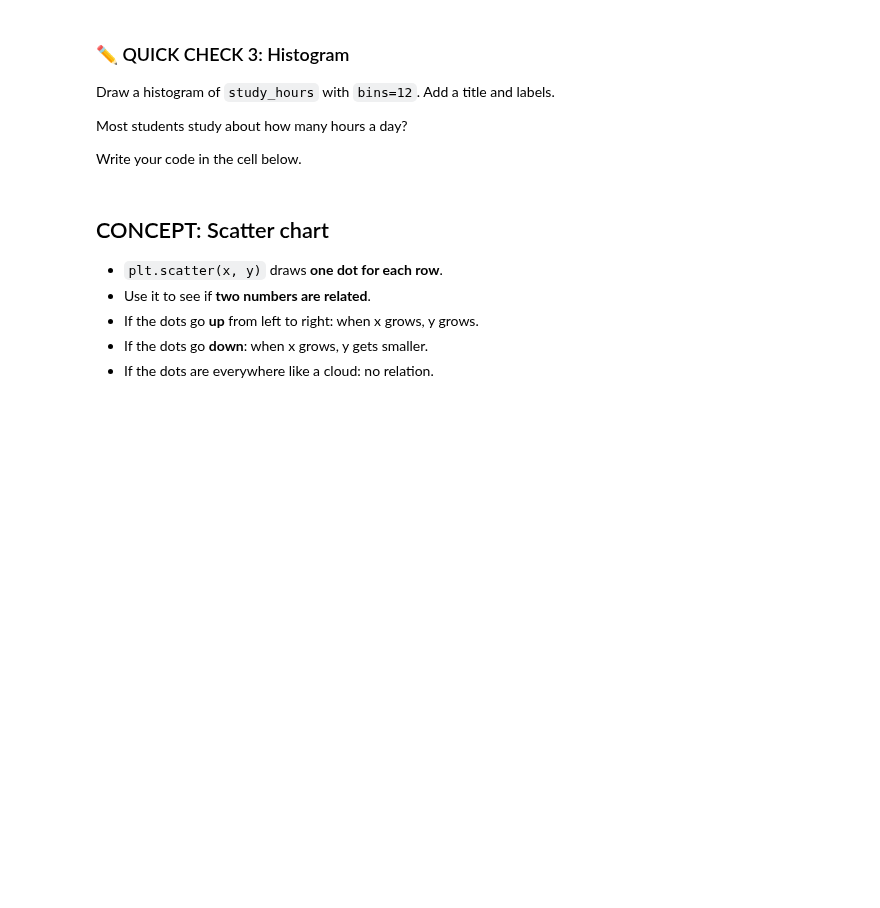
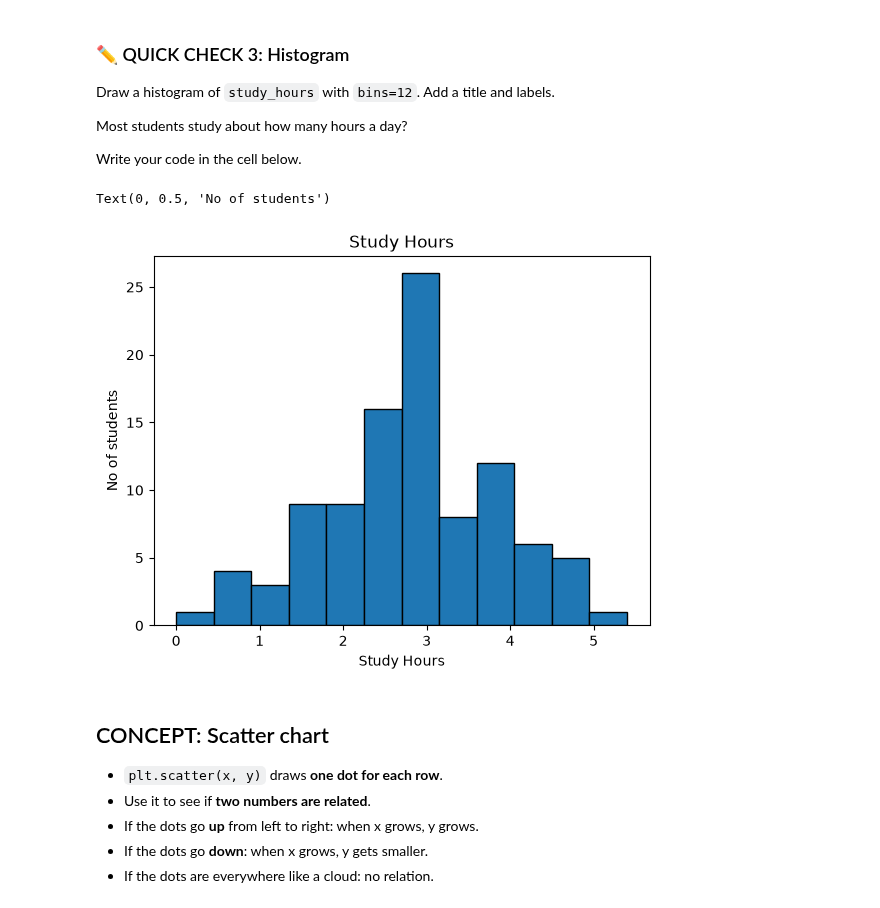
Before and after one commit to amnarashid14/Python-for-AI, a Jupyter notebook: notebooks/Week 4/Day 16/Day_16_Matplotlib_Seaborn.ipynb, the cells around one changed output. Cells and saved outputs as stored; diff of their text form; code cells hidden in the pictures; blank space fills up the shorter version.

```diff
--- a/notebooks/Week 4/Day 16/Day_16_Matplotlib_Seaborn.ipynb
+++ b/notebooks/Week 4/Day 16/Day_16_Matplotlib_Seaborn.ipynb
@@ -276,3 +292,12 @@ Write your code in the cell below.
+# %%
+# Write your code here
+plt.hist(df["study_hours"], bins=12, edgecolor = "black")
+plt.title("Study Hours")
+plt.xlabel("Study Hours")
+plt.ylabel("No of students")
+# %% [output]
+Text(0, 0.5, 'No of students')
+[figure, added]
 # %% [markdown]
 ## CONCEPT: Scatter chart
 
```
Also changed, not shown: parts of 18 cells of this notebook, 3 other files.
